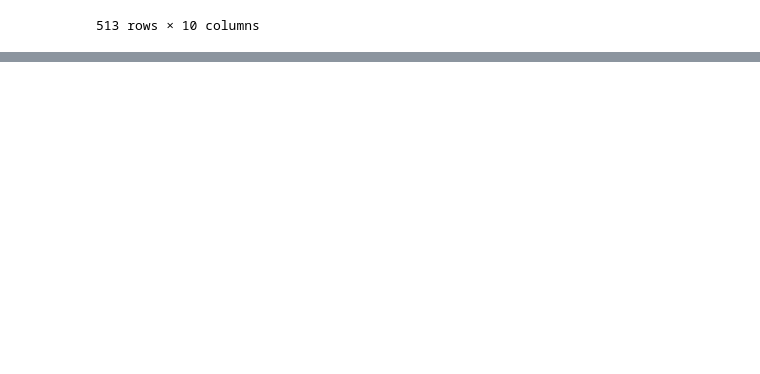
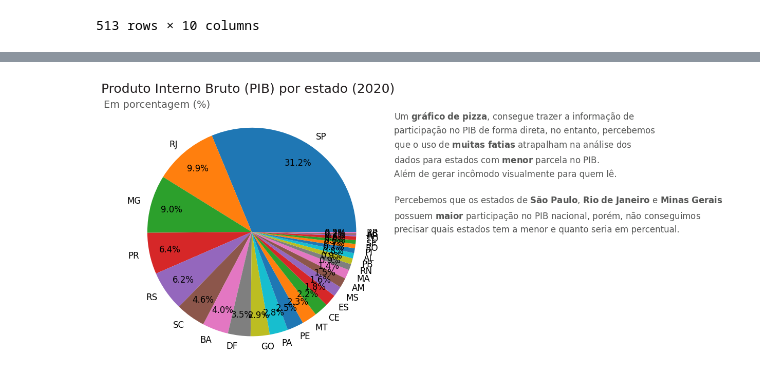
Before and after one commit to Cr0l3y/Pib_analise_2002-20, a Jupyter notebook: Proporcoes.ipynb, the cells around one changed output, grey strips where cells are left out. Cells and saved outputs as stored; diff of their text form; code cells hidden in the pictures; blank space fills up the shorter version.

Commit message:
G_pizza_rosca_treemap

```diff
--- a/Proporcoes.ipynb
+++ b/Proporcoes.ipynb
@@ -46,0 +50,6 @@ memory usage: 40.2+ KB
+# %%
+#Criando df com a copia dos dados
+df_pib_2020 = df_pib.copy()
+df_pib_2020 = df_pib_2020.query("ano ==2020").set_index("sigla_uf").sort_values("pib", ascending=False)[["pib"]]
+
+df_pib_2020.head() #Resultado com valor absoluto
@@ -46,0 +64,32 @@ memory usage: 40.2+ KB
+# %%
+# Importando as bibliotecas
+import matplotlib.pyplot as plt
+# Área do gráfico e tema da visualização
+fig, ax = plt.subplots(figsize=(6,6))
+
+
+# Gerando o gráfico de pizza
+ax.pie(data = df_pib_2020, x = "pib", labels = df_pib_2020.index, autopct = "%.1f%%",
+       radius = 1.1, pctdistance=0.8, textprops={"size":12})
+
+# Personalizando o gráfico
+plt.suptitle('Produto Interno Bruto (PIB) por estado (2020)', size=18, color=CINZA1)
+plt.title('Em porcentagem (%)', fontsize=14, color=CINZA3, pad = 15, x = 0.1, y = 0.98 )
+
+# Anotando uma conclusão no gráfico
+ax.text(1.1, 0.5,
+         'Um $\\bf{gráfico\ de\ pizza}$, consegue trazer a informação de\n'
+         'participação no PIB de forma direta, no entanto, percebemos\n'
+         'que o uso de $\\bf{muitas\ fatias}$ atrapalham na análise dos\n'
+         'dados para estados com $\\bf{menor}$ parcela no PIB.\n'
+         'Além de gerar incômodo visualmente para quem lê.\n\n'
+         'Percebemos que os estados de $\\bf{São\ Paulo}$, $\\bf{Rio\ de\ Janeiro}$ e $\\bf{Minas\ Gerais}$\n'
+         'possuem $\\bf{maior}$ participação no PIB nacional, porém, não conseguimos\n'
+         'precisar quais estados tem a menor e quanto seria em percentual.',
+         fontsize=12,
+         linespacing=1.45,
+         color=CINZA3, transform= ax.transAxes)
+
+plt.show()
+# %% [output]
+[figure, added]
```
Also changed, not shown: parts of 14 cells of this notebook, 1 other file.
